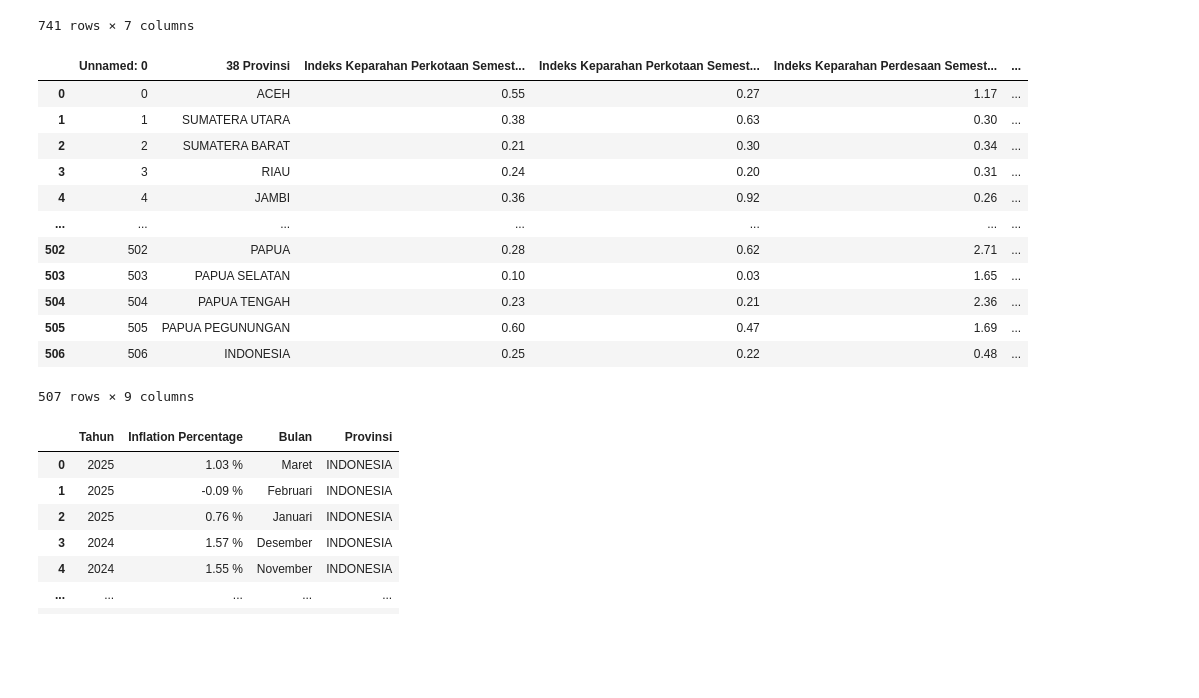
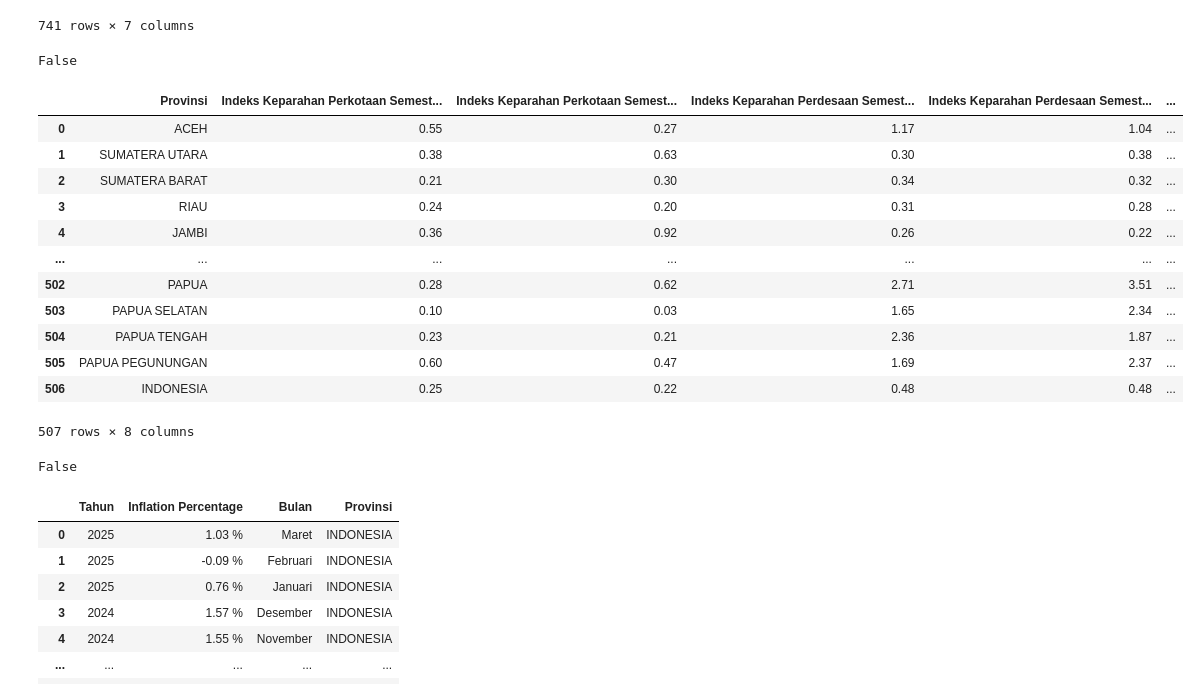
Before and after one commit to yusufimantaka/gamadata-2, a Jupyter notebook: data-cleaning-2.ipynb, the cells around one changed output. Drawn from its saved outputs; the diff is of its cells as text; code cells hidden in the pictures; blank space fills up the shorter version.

Commit message:
update pengecekan provinsi

```diff
--- a/data-cleaning-2.ipynb
+++ b/data-cleaning-2.ipynb
@@ -82,33 +90,41 @@ gini_ratio
 | 739 | SUMATERA UTARA | 0.340000 | 0.338769 | 0.242000 | 0.309000 | ... |
 | 740 | SUMATERA UTARA | 0.325000 | 0.333000 | 0.230000 | 0.297000 | ... |
 741 rows × 7 columns
+# %%
+'D I YOGYAKARTA' in gini_ratio['Provinsi'].values
+# %% [output]
+False
 # %%
 indeks_keparahan = indeks_keparahan.rename(columns={
     'Perkotaan Semester 1 (Maret)': 'Indeks Keparahan Perkotaan Semester 1',
     'Perkotaan Semester 2 (September)': 'Indeks Keparahan Perkotaan Semester 2',
     'Perdesaan Semester 1 (Maret)': 'Indeks Keparahan Perdesaan Semester 1',
     'Perdesaan Semester 2 (September)': 'Indeks Keparahan Perdesaan Semester 2',
     'Perkotaan+Perdesaan Semester 1 (Maret)': 'Indeks Keparahan Total Semester 1',
     'Perkotaan+Perdesaan Semester 2 (September)': 'Indeks Keparahan Total Semester 2',
-    'Provinsi': 'Provinsi',
+    '38 Provinsi': 'Provinsi',
     'Tahun': 'Tahun'
-})
+}).drop(columns=['Unnamed: 0'])
 
 indeks_keparahan
 # %% [output]
-|  | Unnamed: 0 | 38 Provinsi | Indeks Keparahan Perkotaan Semest... | Indeks Keparahan Perkotaan Semest... | Indeks Keparahan Perdesaan Semest... | ... |
-| 0 | 0 | ACEH | 0.55 | 0.27 | 1.17 | ... |
-| 1 | 1 | SUMATERA UTARA | 0.38 | 0.63 | 0.30 | ... |
-| 2 | 2 | SUMATERA BARAT | 0.21 | 0.30 | 0.34 | ... |
-| 3 | 3 | RIAU | 0.24 | 0.20 | 0.31 | ... |
-| 4 | 4 | JAMBI | 0.36 | 0.92 | 0.26 | ... |
+|  | Provinsi | Indeks Keparahan Perkotaan Semest... | Indeks Keparahan Perkotaan Semest... | Indeks Keparahan Perdesaan Semest... | Indeks Keparahan Perdesaan Semest... | ... |
+| 0 | ACEH | 0.55 | 0.27 | 1.17 | 1.04 | ... |
+| 1 | SUMATERA UTARA | 0.38 | 0.63 | 0.30 | 0.38 | ... |
+| 2 | SUMATERA BARAT | 0.21 | 0.30 | 0.34 | 0.32 | ... |
+| 3 | RIAU | 0.24 | 0.20 | 0.31 | 0.28 | ... |
+| 4 | JAMBI | 0.36 | 0.92 | 0.26 | 0.22 | ... |
 | ... | ... | ... | ... | ... | ... | ... |
-| 502 | 502 | PAPUA | 0.28 | 0.62 | 2.71 | ... |
-| 503 | 503 | PAPUA SELATAN | 0.10 | 0.03 | 1.65 | ... |
-| 504 | 504 | PAPUA TENGAH | 0.23 | 0.21 | 2.36 | ... |
-| 505 | 505 | PAPUA PEGUNUNGAN | 0.60 | 0.47 | 1.69 | ... |
-| 506 | 506 | INDONESIA | 0.25 | 0.22 | 0.48 | ... |
+| 502 | PAPUA | 0.28 | 0.62 | 2.71 | 3.51 | ... |
+| 503 | PAPUA SELATAN | 0.10 | 0.03 | 1.65 | 2.34 | ... |
+| 504 | PAPUA TENGAH | 0.23 | 0.21 | 2.36 | 1.87 | ... |
+| 505 | PAPUA PEGUNUNGAN | 0.60 | 0.47 | 1.69 | 2.37 | ... |
+| 506 | INDONESIA | 0.25 | 0.22 | 0.48 | 0.48 | ... |
-507 rows × 9 columns
+507 rows × 8 columns
+# %%
+'D I YOGYAKARTA' in indeks_keparahan['Provinsi'].values
+# %% [output]
+False
 # %%
 inflation = inflation.drop(columns=['Unnamed: 0'])
 inflation['Provinsi'] = 'INDONESIA'
```
Also changed, not shown: parts of 5 cells of this notebook.
